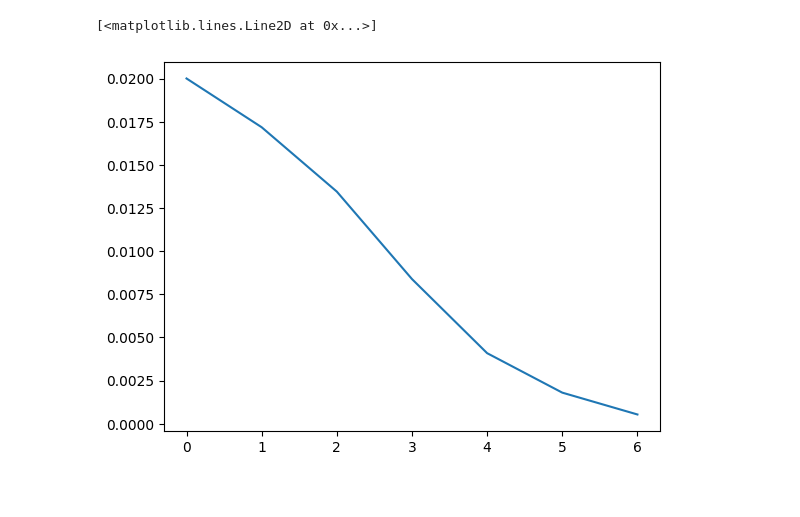
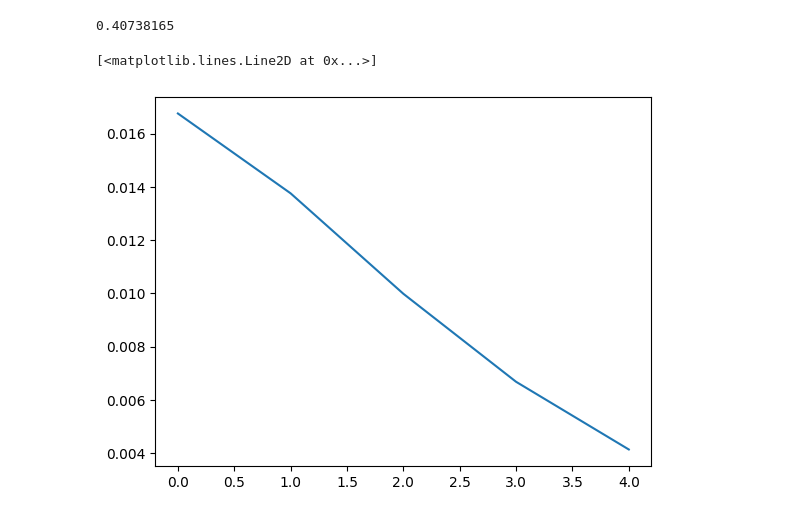
Before and after one commit to rdarder/depth, a Jupyter notebook: grad.py.ipynb, the cells around one changed output. Drawn from its saved outputs; the diff is of its cells as text; code cells hidden in the pictures.

```diff
--- a/grad.py.ipynb
+++ b/grad.py.ipynb
@@ -28,3 +102,6 @@ def nchw_img(img: jax.Array) -> jax.Array:
 # %%
-f1 = nchw_img(load_frame_from_path(Path('./datasets/frames/toys/frame_000060.png')))
-f2 = nchw_img(load_frame_from_path(Path('./datasets/frames/toys/frame_000063.png')))
+f1 = load_frame(Path('./datasets/frames/desk/frame_000240.png'), 158)
+f2 = load_frame(Path('./datasets/frames/desk/frame_000245.png'), 158)
+f1_pyramid = build_image_pyramid(f1, 4)
+f2_pyramid = build_image_pyramid(f2, 4)
+[img.shape for img in f1_pyramid]
@@ -115,14 +136,36 @@ display_pyramids_side_by_side_nchw(f1_pyramid, f2_pyramid)
 # %%
-def patch_difference(patch1, patch2):
-    H, W = patch1.shape
+def normalized_cross_correlation(patch1, patch2, epsilon=1e-6) -> jax.Array:
+    """Similarity metric between two patches with dimensions C,H,W"""
+    C, H, W = patch1.shape
+    assert H >= 3 and W >= 3
     assert patch1.shape == patch2.shape
-    diff = ((patch1 - patch2) / (patch1 + patch2 + 1e-6)) ** 2
-    return jnp.sum(diff) / ((H * W))
+    # implement normalized cross correlation
+    mean1 = jnp.mean(patch1, axis=(1, 2))[:, None, None]
+    mean2 = jnp.mean(patch2, axis=(1, 2))[:, None, None]
+    patch1_centered = patch1 - mean1
+    patch2_centered = patch2 - mean2
+    numerator = jnp.sum(patch1_centered * patch2_centered, axis=(1, 2))
+    denominator1 = jnp.sqrt(jnp.sum(patch1_centered ** 2, axis=(1, 2)))
+    denominator2 = jnp.sqrt(jnp.sum(patch2_centered ** 2, axis=(1, 2)))
+    denominator = (denominator1 * denominator2) + epsilon
+    ncc_value = numerator / denominator
+    inverted_ncc = 1 - ncc_value
+    normalized_ncc = inverted_ncc / 2.0
+    return jnp.clip(normalized_ncc, 0, 1)
+
+def patch_difference(patch1: jax.Array, patch2: jax.Array, epsilon=1e-6) -> jax.Array:
+    C, H, W = patch1.shape
+    pixel_sad = jnp.sum((patch1 - patch2)**2) / (C * H * W)
+    return pixel_sad
 
 
+sample_patch = jax.random.normal(jax.random.key(1), (2, 3, 3))
+sample_patch2 = sample_patch.at[1, 0, 1].set(2.0)
+print(patch_difference(sample_patch, sample_patch2))
 level_indexes = range(len(f1_pyramid))
-ncc_per_level = [patch_difference(f1_pyramid[i][0, 0], f2_pyramid[i][0, 0]) for i in level_indexes]
+ncc_per_level = [patch_difference(f1_pyramid[i][0], f2_pyramid[i][0]) for i in level_indexes]
 plt.plot(level_indexes, ncc_per_level)
 # %% [output]
-[<matplotlib.lines.Line2D at 0x...>]
+0.40738165
+[<matplotlib.lines.Line2D at 0x...>]
-[figure, old version]
+[figure, new version]
```
Also changed, not shown: parts of 30 cells of this notebook.
